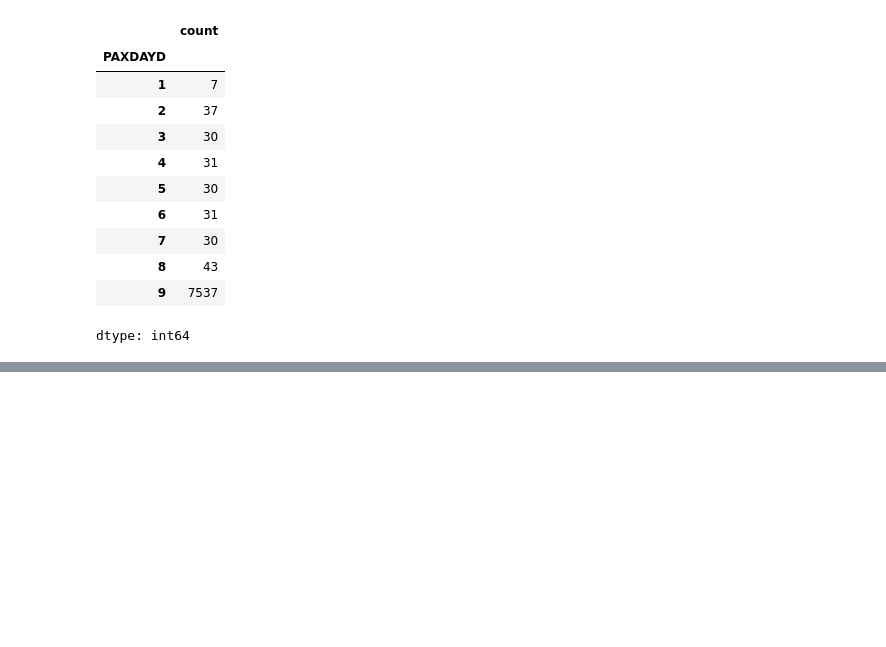
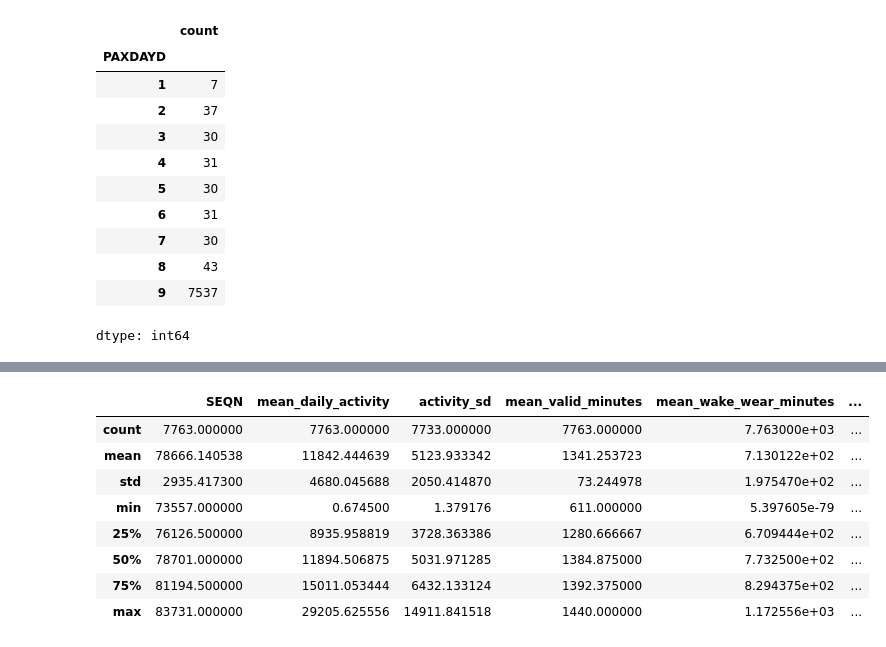
Before and after one commit to aditibhat017-prog/cognitivefunction, a Jupyter notebook: notebooks/01_data_exploration.ipynb, the cells around one changed output, grey strips where cells are left out. Cells and saved outputs as stored; diff of their text form; code cells hidden in the pictures; blank space fills up the shorter version.

```diff
--- a/notebooks/01_data_exploration.ipynb
+++ b/notebooks/01_data_exploration.ipynb
@@ -529,0 +561,7 @@ dtype: int64
+# %%
+pax_clean["PAXDAYD"] = (
+    pax_clean["PAXDAYD"]
+    .astype(str)
+    .str.extract(r"(\d+)")[0]
+    .astype(float)
+)
@@ -529,0 +583,5 @@ dtype: int64
+# %%
+# Define a valid monitoring day as >= 600 valid minutes
+pax_clean["valid_day"] = pax_clean["PAXVMD"] >= 600
+
+pax_clean["valid_day"].value_counts()
@@ -529,0 +644,20 @@ dtype: int64
+# %%
+# Keep only valid monitoring days
+valid_pax = pax_clean[pax_clean["valid_day"]].copy()
+
+# Create participant-level wearable features
+wearable_features = (
+    valid_pax
+    .groupby("SEQN")
+    .agg(
+        mean_daily_activity=("PAXMTSD", "mean"),
+        activity_sd=("PAXMTSD", "std"),
+        mean_valid_minutes=("PAXVMD", "mean"),
+        mean_wake_wear_minutes=("PAXWWMD", "mean"),
+        mean_sleep_wear_minutes=("PAXSWMD", "mean"),
+        mean_nonwear_minutes=("PAXNWMD", "mean"),
+        mean_unknown_minutes=("PAXUMD", "mean"),
+        valid_days=("valid_day", "sum")
+    )
+    .reset_index()
+)
@@ -529,0 +673,17 @@ dtype: int64
+# %%
+wearable_features["activity_cv"] = (
+    wearable_features["activity_sd"] /
+    wearable_features["mean_daily_activity"]
+)
+# %%
+wearable_features.describe()
+# %% [output]
+|  | SEQN | mean_daily_activity | activity_sd | mean_valid_minutes | mean_wake_wear_minutes | ... |
+| count | 7763.000000 | 7763.000000 | 7733.000000 | 7763.000000 | 7.763000e+03 | ... |
+| mean | 78666.140538 | 11842.444639 | 5123.933342 | 1341.253723 | 7.130122e+02 | ... |
+| std | 2935.417300 | 4680.045688 | 2050.414870 | 73.244978 | 1.975470e+02 | ... |
+| min | 73557.000000 | 0.674500 | 1.379176 | 611.000000 | 5.397605e-79 | ... |
+| 25% | 76126.500000 | 8935.958819 | 3728.363386 | 1280.666667 | 6.709444e+02 | ... |
+| 50% | 78701.000000 | 11894.506875 | 5031.971285 | 1384.875000 | 7.732500e+02 | ... |
+| 75% | 81194.500000 | 15011.053444 | 6432.133124 | 1392.375000 | 8.294375e+02 | ... |
+| max | 83731.000000 | 29205.625556 | 14911.841518 | 1440.000000 | 1.172556e+03 | ... |
```
Also changed, not shown: parts of 22 cells of this notebook.
